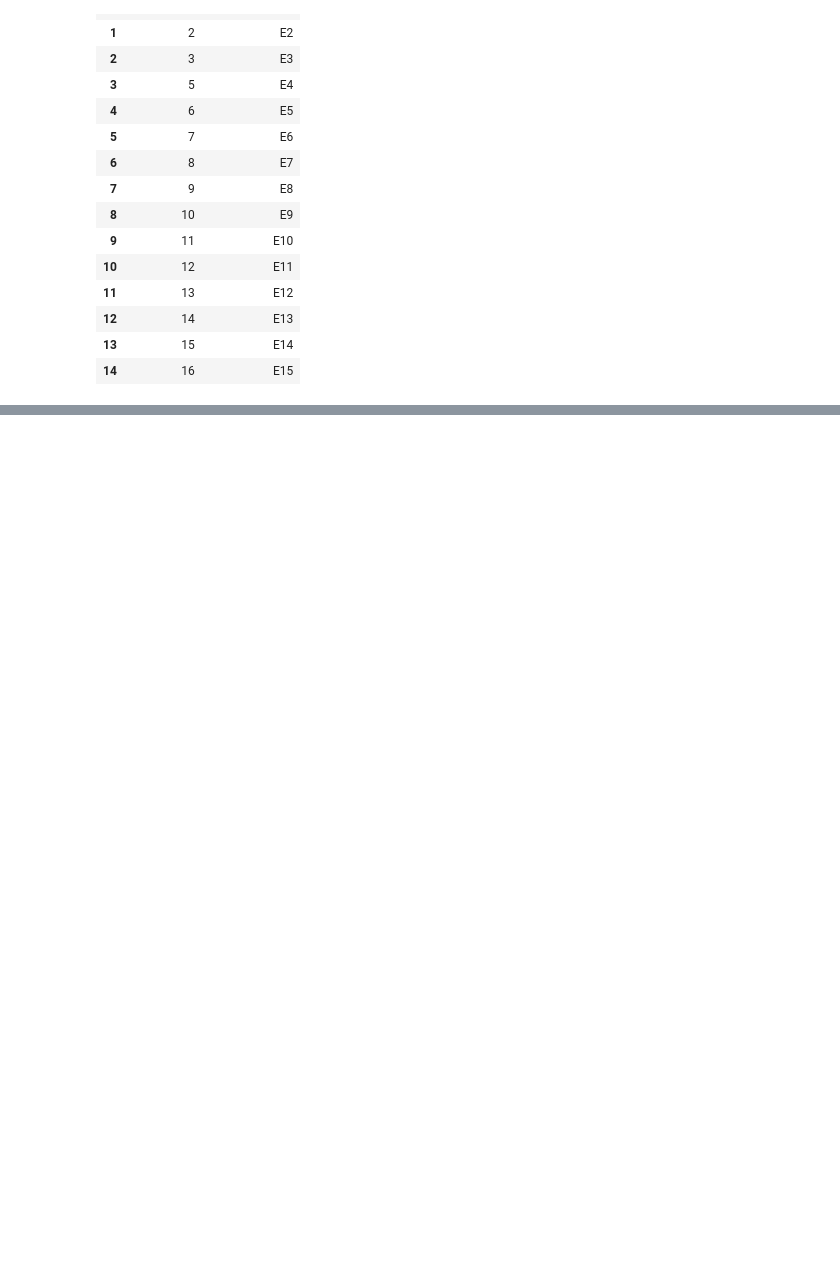
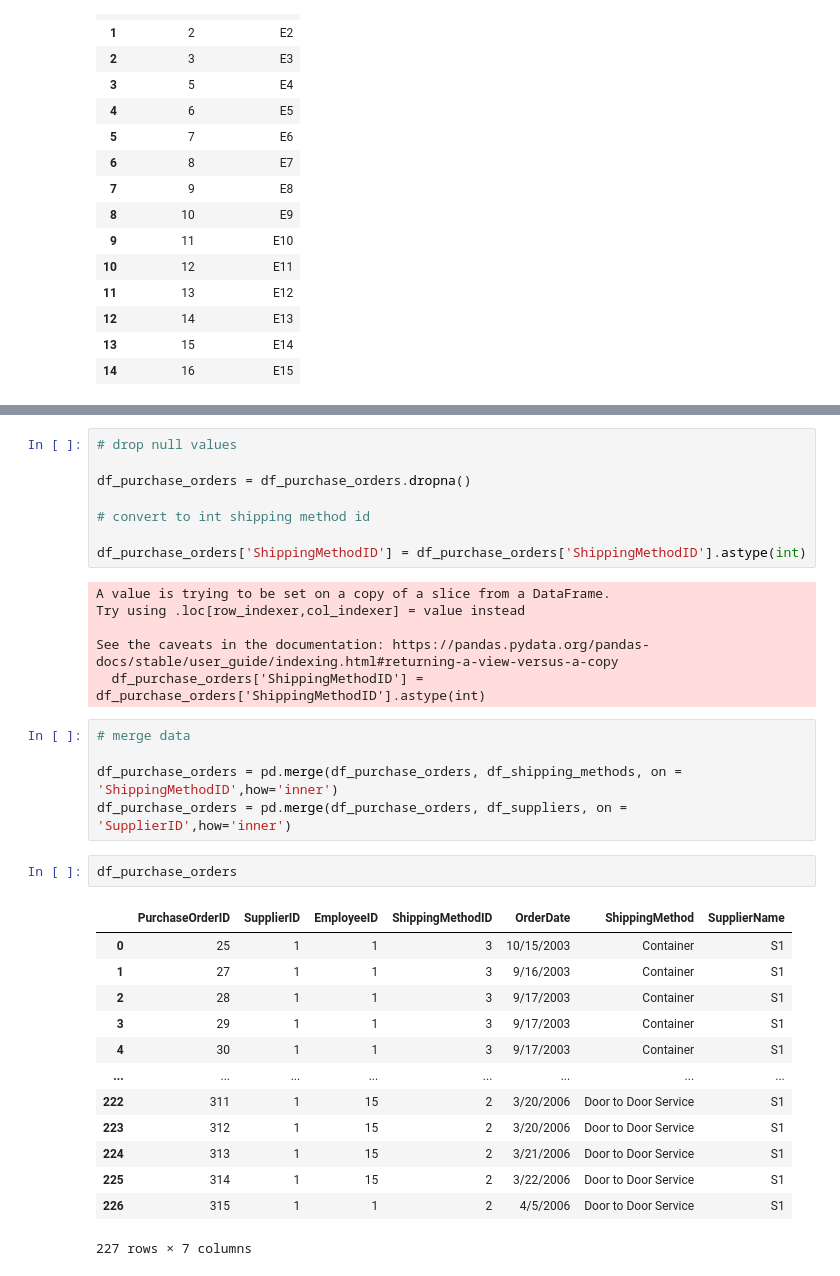
Before and after one commit to carlotagordillo2/final-proyect, a Jupyter notebook: EDA/cleaning.ipynb, the cells around one changed output, grey strips where cells are left out. Drawn from its saved outputs; the diff is of its cells as text; blank space fills up the shorter version.

```diff
--- a/EDA/cleaning.ipynb
+++ b/EDA/cleaning.ipynb
@@ -112,0 +810,35 @@ df_employees
+# %%
+# drop null values
+
+df_purchase_orders = df_purchase_orders.dropna()
+
+# convert to int shipping method id
+
+df_purchase_orders['ShippingMethodID'] = df_purchase_orders['ShippingMethodID'].astype(int)
+# %% [output]
+A value is trying to be set on a copy of a slice from a DataFrame.
+Try using .loc[row_indexer,col_indexer] = value instead
+
+See the caveats in the documentation: https://pandas.pydata.org/pandas-docs/stable/user_guide/indexing.html#returning-a-view-versus-a-copy
+  df_purchase_orders['ShippingMethodID'] = df_purchase_orders['ShippingMethodID'].astype(int)
+# %%
+# merge data
+
+df_purchase_orders = pd.merge(df_purchase_orders, df_shipping_methods, on = 'ShippingMethodID',how='inner')
+df_purchase_orders = pd.merge(df_purchase_orders, df_suppliers, on = 'SupplierID',how='inner')
+# %%
+df_purchase_orders
+# %% [output]
+|  | PurchaseOrderID | SupplierID | EmployeeID | ShippingMethodID | OrderDate | ShippingMethod | SupplierName |
+| 0 | 25 | 1 | 1 | 3 | 10/15/2003 | Container | S1 |
+| 1 | 27 | 1 | 1 | 3 | 9/16/2003 | Container | S1 |
+| 2 | 28 | 1 | 1 | 3 | 9/17/2003 | Container | S1 |
+| 3 | 29 | 1 | 1 | 3 | 9/17/2003 | Container | S1 |
+| 4 | 30 | 1 | 1 | 3 | 9/17/2003 | Container | S1 |
+| ... | ... | ... | ... | ... | ... | ... | ... |
+| 222 | 311 | 1 | 15 | 2 | 3/20/2006 | Door to Door Service | S1 |
+| 223 | 312 | 1 | 15 | 2 | 3/20/2006 | Door to Door Service | S1 |
+| 224 | 313 | 1 | 15 | 2 | 3/21/2006 | Door to Door Service | S1 |
+| 225 | 314 | 1 | 15 | 2 | 3/22/2006 | Door to Door Service | S1 |
+| 226 | 315 | 1 | 1 | 2 | 4/5/2006 | Door to Door Service | S1 |
+227 rows × 7 columns
```
Also changed, not shown: parts of 77 cells of this notebook.
